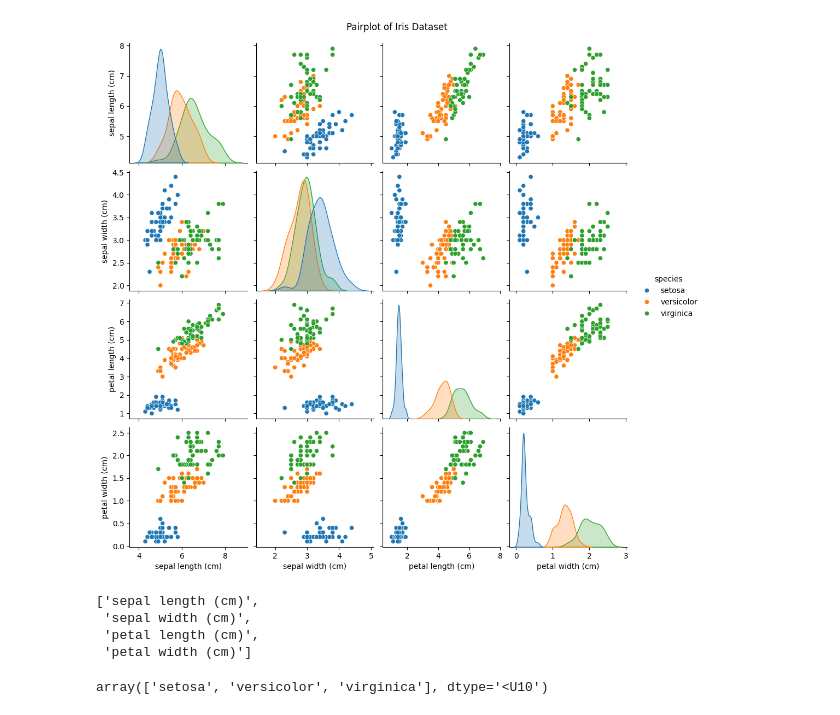
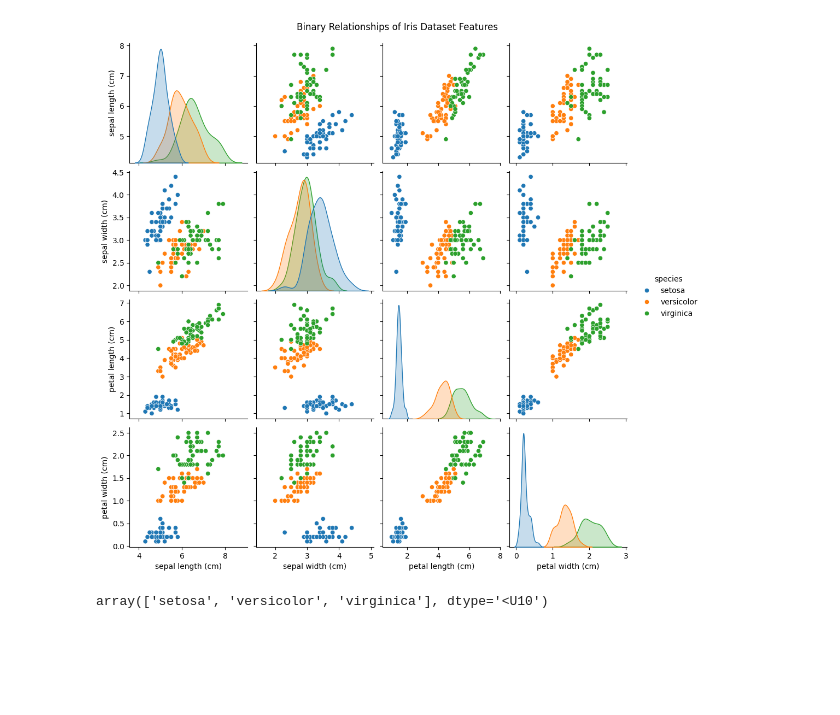
Before and after one commit to graWLF/load-iris-with-perceptron, a Jupyter notebook: iris_hw.ipynb, the cells around one changed output. Drawn from its saved outputs; the diff is of its cells as text; code cells hidden in the pictures; blank space fills up the shorter version.

```diff
--- a/iris_hw.ipynb
+++ b/iris_hw.ipynb
@@ -17,0 +10,8 @@ dir(iris)
+# %%
+iris = load_iris()
+iris.feature_names
+a=iris.DESCR
+
+X_full = iris.data
+y_full = iris.target
+print(a)
@@ -18,18 +36,11 @@ dir(iris)
 # %%
-df_iris = X.copy()
-df_iris['species'] = iris.target_names[y]
-sns.pairplot(df_iris, hue='species', diag_kind='kde')
-plt.suptitle('Pairplot of Iris Dataset', y=1.02)
+df_full_iris = pd.DataFrame(data=X_full, columns=iris.feature_names)
+df_full_iris['species'] = iris.target_names[y_full]
+sns.pairplot(df_full_iris, hue='species', diag_kind='kde')
+plt.suptitle('Binary Relationships of Iris Dataset Features', y=1.02)
 plt.show()
 # %% [output]
-[figure, old version]
+[figure, new version]
-# %%
-iris.feature_names
-# %% [output]
-['sepal length (cm)',
- 'sepal width (cm)',
- 'petal length (cm)',
- 'petal width (cm)']
 # %%
 iris.target_names
 # %% [output]
```
Also changed, not shown: parts of 26 cells of this notebook.
